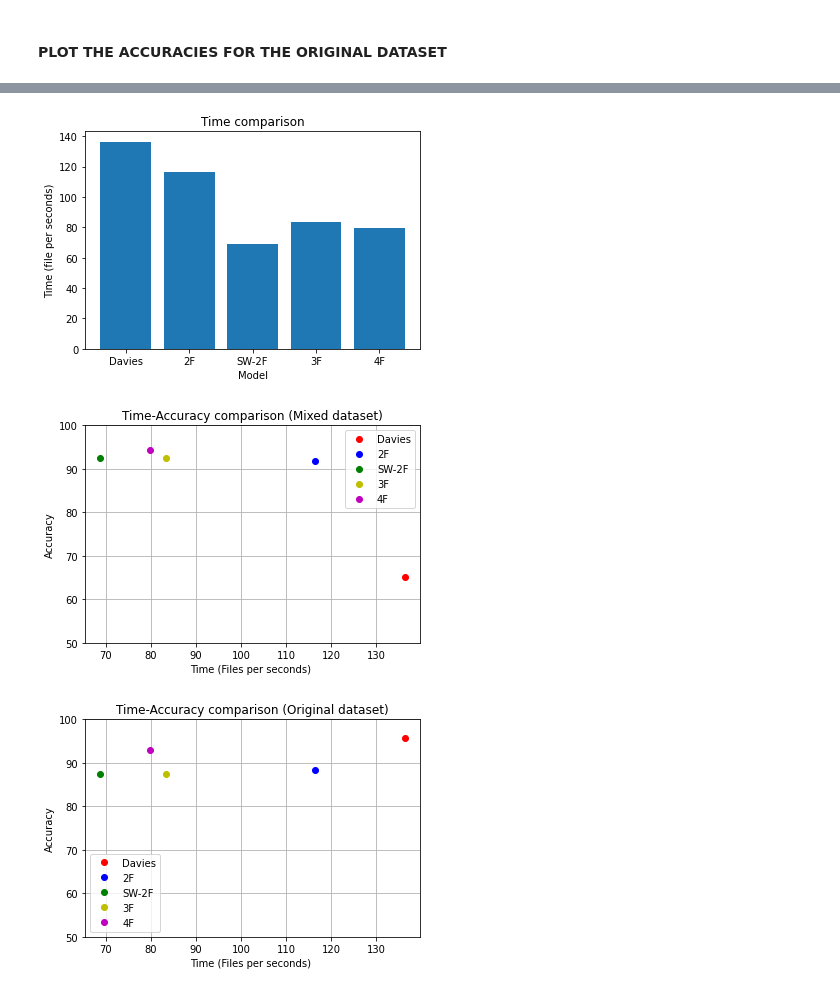
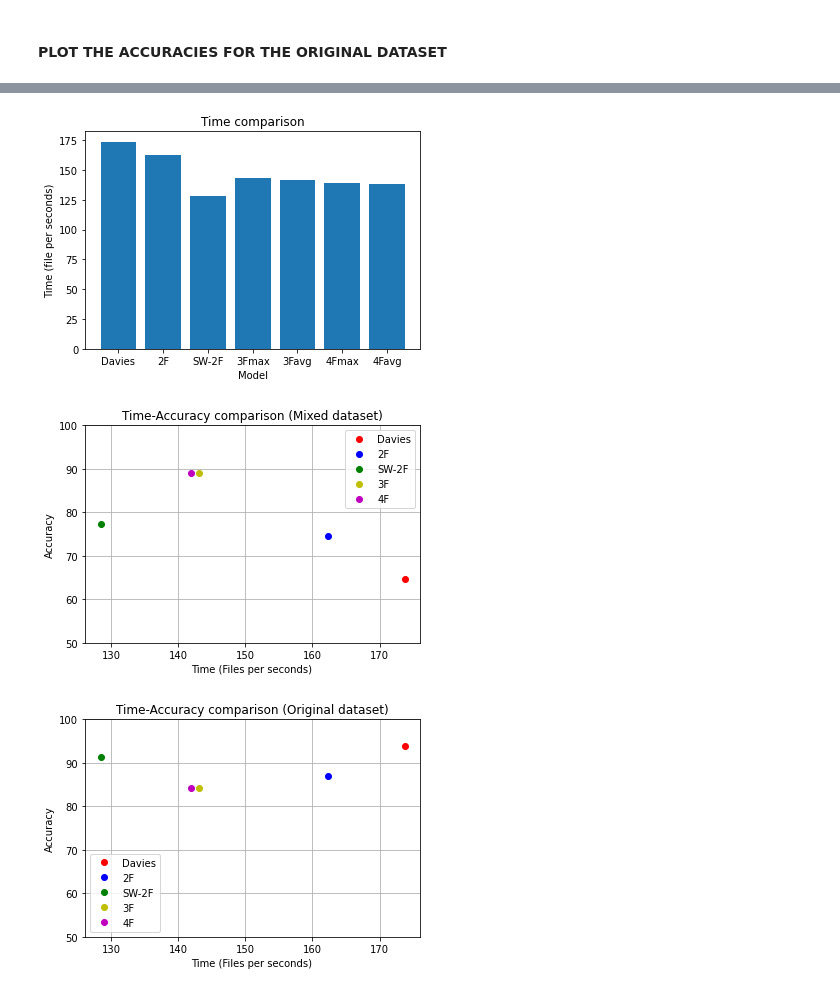
Before and after one commit to gomitolof/DAA-for-Ransomware-detection, a Jupyter notebook: models_mix/best_models.ipynb, the cells around one changed output, grey strips where cells are left out. Saved outputs shown, nothing was run; the diff lists cells and outputs as text; code cells hidden in the pictures.

Commit message:
Update Time Analysis

```diff
--- a/models_mix/best_models.ipynb
+++ b/models_mix/best_models.ipynb
@@ -677,9 +680,10 @@ for j in range(len(paths)):
         f.close()
 acc = np.multiply(np.true_divide(acc, files_analyzed), 100.0, dtype=float)
 
-time_spent = time.time() - start_time
+time_spent3Fmax = time.time() - start_time
+files_analyzed3Fmax = np.sum(files_analyzed)
 print("Time for the analysis of the dataset")
-print("--- %s minutes, %s seconds, %s files analyzed ---" % (time_spent//60, ((time_spent)-60*((time_spent)//60))//1, np.sum(files_analyzed)))
+print("--- %s minutes, %s seconds, %s files analyzed ---" % (time_spent3Fmax//60, ((time_spent3Fmax)-60*((time_spent3Fmax)//60))//1, np.sum(files_analyzed)))
 # %% [output]
 Start analysizng the directory ../NapierOneDataset/EXTRA/RANSOMWARE-MAZE-tiny-repeat-ciphertext
 Start analysizng the directory ../NapierOneDataset/EXTRA/RANSOMWARE-DHARMA-tiny-repeat-ciphertext
@@ -825,9 +829,10 @@ for j in range(len(paths)):
         f.close()
 acc = np.multiply(np.true_divide(acc, files_analyzed), 100.0, dtype=float)
 
-time_spent = time.time() - start_time
+time_spent3Favg = time.time() - start_time
+files_analyzed3Favg = np.sum(files_analyzed)
 print("Time for the analysis of the dataset")
-print("--- %s minutes, %s seconds, %s files analyzed ---" % (time_spent//60, ((time_spent)-60*((time_spent)//60))//1, np.sum(files_analyzed)))
+print("--- %s minutes, %s seconds, %s files analyzed ---" % (time_spent3Favg//60, ((time_spent3Favg)-60*((time_spent3Favg)//60))//1, np.sum(files_analyzed)))
 # %% [output]
 Start analysizng the directory ../NapierOneDataset/EXTRA/RANSOMWARE-MAZE-tiny-repeat-ciphertext
 Start analysizng the directory ../NapierOneDataset/EXTRA/RANSOMWARE-DHARMA-tiny-repeat-ciphertext
@@ -976,9 +981,10 @@ for j in range(len(paths)):
         f.close()
 acc = np.multiply(np.true_divide(acc, files_analyzed), 100.0, dtype=float)
 
-time_spent = time.time() - start_time
+time_spent4Fmax = time.time() - start_time
+files_analyzed4Fmax = np.sum(files_analyzed)
 print("Time for the analysis of the dataset")
-print("--- %s minutes, %s seconds, %s files analyzed ---" % (time_spent//60, ((time_spent)-60*((time_spent)//60))//1, np.sum(files_analyzed)))
+print("--- %s minutes, %s seconds, %s files analyzed ---" % (time_spent4Fmax//60, ((time_spent4Fmax)-60*((time_spent4Fmax)//60))//1, np.sum(files_analyzed)))
 # %% [output]
 Start analysizng the directory ../NapierOneDataset/EXTRA/RANSOMWARE-MAZE-tiny-repeat-ciphertext
 Start analysizng the directory ../NapierOneDataset/EXTRA/RANSOMWARE-DHARMA-tiny-repeat-ciphertext
@@ -1125,9 +1131,10 @@ for j in range(len(paths)):
         f.close()
 acc = np.multiply(np.true_divide(acc, files_analyzed), 100.0, dtype=float)
 
-time_spent = time.time() - start_time
+time_spent4Favg = time.time() - start_time
+files_analyzed4Favg = np.sum(files_analyzed)
 print("Time for the analysis of the dataset")
-print("--- %s minutes, %s seconds, %s files analyzed ---" % (time_spent//60, ((time_spent)-60*((time_spent)//60))//1, np.sum(files_analyzed)))
+print("--- %s minutes, %s seconds, %s files analyzed ---" % (time_spent4Favg//60, ((time_spent4Favg)-60*((time_spent4Favg)//60))//1, np.sum(files_analyzed)))
 # %% [output]
 Start analysizng the directory ../NapierOneDataset/EXTRA/RANSOMWARE-MAZE-tiny-repeat-ciphertext
 Start analysizng the directory ../NapierOneDataset/EXTRA/RANSOMWARE-DHARMA-tiny-repeat-ciphertext
@@ -1417,21 +1424,21 @@ Accuracy of 4F on DHARMA-tiny-low-entropy-header: 86.0
 # %%
-model = ["Davies", "2F", "SW-2F", "3F", "4F"]
-time = [41/5590,48/5590,81/5571,67/5590,70/5590]
-time1= [5590/41,5590/48,5571/81,5590/67,5590/70]
+model = ["Davies", "2F", "SW-2F", "3Fmax", "3Favg", "4Fmax", "4Favg"]
+time = [time_spentDAA/files_analyzedDAA,time_spent2F/files_analyzed2F,time_spentSW2F/files_analyzedSW2F,time_spent3Fmax/files_analyzed3Fmax,time_spent3Favg/files_analyzed3Favg,time_spent4Fmax/files_analyzed4Fmax,time_spent4Favg/files_analyzed4Favg]
+time1= [1/time[0],1/time[1],1/time[2],1/time[3],1/time[4],1/time[5],1/time[6]]
 x_pos = np.arange(len(model))
 
 plt.bar(x_pos, time1, align='center')
 plt.xticks(x_pos, model)
 plt.ylabel('Time (file per seconds)')
 plt.xlabel('Model')
 plt.title('Time comparison')
 plt.show()
 # %% [output]
-[figure, old version]
+[figure, new version]
 # %%
-time = [41/5590,48/5590,81/5571,67/5590,70/5590]
-time1= [5590/41,5590/48,5571/81,5590/67,5590/70]
-acc_mix = [65.05,91.91,92.58,92.58,94.40]
+time = [time_spentDAA/files_analyzedDAA,time_spent2F/files_analyzed2F,time_spentSW2F/files_analyzedSW2F,time_spent3Fmax/files_analyzed3Fmax,time_spent3Favg/files_analyzed3Favg,time_spent4Fmax/files_analyzed4Fmax,time_spent4Favg/files_analyzed4Favg]
+time1= [1/time[0],1/time[1],1/time[2],1/time[3],1/time[4],1/time[5],1/time[6]]
+acc_mix = [np.mean(acc_DAA_mix),np.mean(acc_2F_mix),np.mean(acc_SW2F_mix),np.mean(acc_3F_mix_max),np.mean(acc_3F_mix),np.mean(acc_4F_mix_max),np.mean(acc_4F_mix)]
 
 plt.plot(time1[0], acc_mix[0],'ro', label="Davies")
 plt.plot(time1[1], acc_mix[1],'bo', label="2F")
@@ -1446,11 +1453,11 @@ plt.xlabel('Time (Files per seconds) ')
 plt.title('Time-Accuracy comparison (Mixed dataset)')
 plt.show()
 # %% [output]
-[figure, old version]
+[figure, new version]
 # %%
-time = [41/5590,48/5590,81/5571,67/5590,70/5590]
-time1= [5590/41,5590/48,5571/81,5590/67,5590/70]
-acc_org = [95.79,88.28,87.40,87.37,92.90]
+time = [time_spentDAA/files_analyzedDAA,time_spent2F/files_analyzed2F,time_spentSW2F/files_analyzedSW2F,time_spent3Fmax/files_analyzed3Fmax,time_spent3Favg/files_analyzed3Favg,time_spent4Fmax/files_analyzed4Fmax,time_spent4Favg/files_analyzed4Favg]
+time1= [1/time[0],1/time[1],1/time[2],1/time[3],1/time[4],1/time[5],1/time[6]]
+acc_org = [np.mean(acc_DAA_org),np.mean(acc_2F_org),np.mean(acc_SW2F_org),np.mean(acc_3F_org_max),np.mean(acc_3F_org),np.mean(acc_4F_org_max),np.mean(acc_4F_org)]
 
 plt.plot(time1[0], acc_org[0],'ro', label="Davies")
 plt.plot(time1[1], acc_org[1],'bo', label="2F")
@@ -1465,4 +1472,4 @@ plt.xlabel('Time (Files per seconds) ')
 plt.title('Time-Accuracy comparison (Original dataset)')
 plt.show()
 # %% [output]
-[figure, old version]
+[figure, new version]
```
Also changed, not shown: parts of 20 cells of this notebook, 35 other files.
